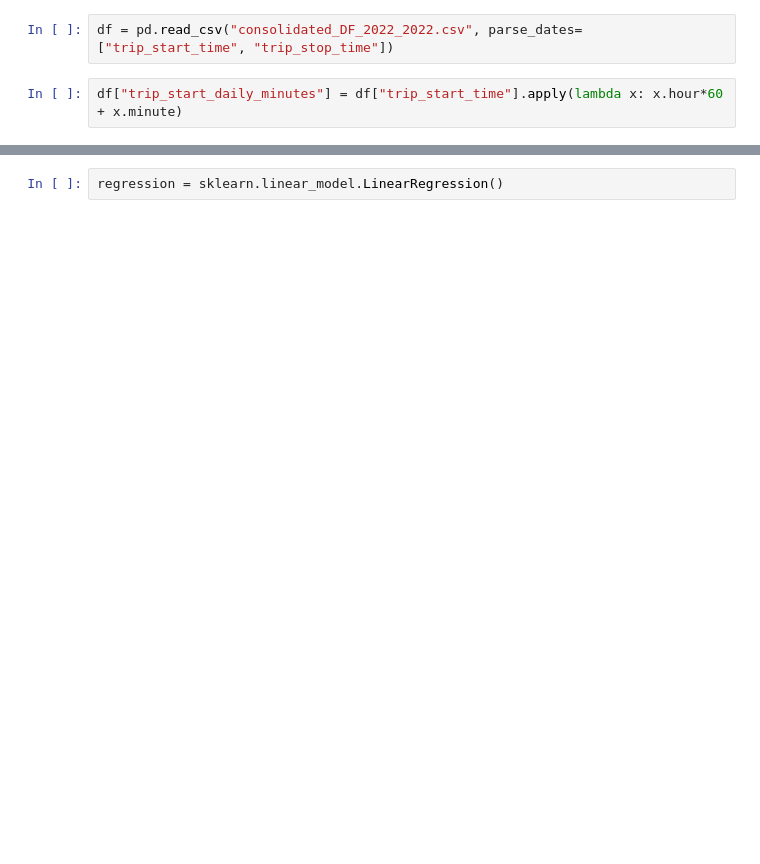
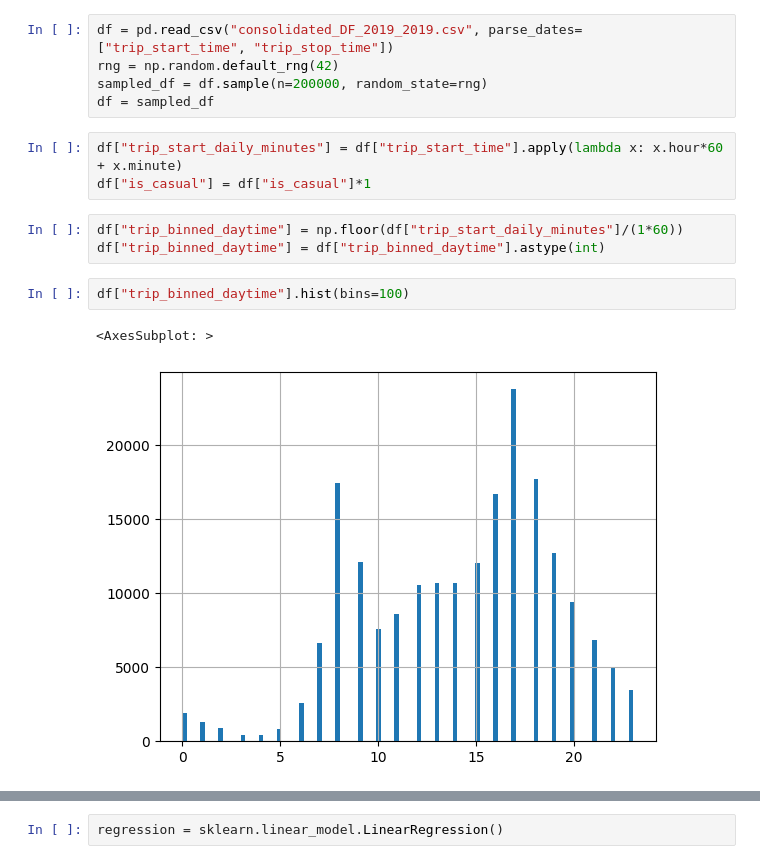
Before and after one commit to mschlund/bike_share, a Jupyter notebook: notebooks/data_analysis.ipynb, the cells around one changed output, grey strips where cells are left out. Drawn from its saved outputs; the diff is of its cells as text; blank space fills up the shorter version.

```diff
--- a/notebooks/data_analysis.ipynb
+++ b/notebooks/data_analysis.ipynb
@@ -17,4 +22,16 @@ pd.options.display.max_rows = 1000
 # %%
-df = pd.read_csv("consolidated_DF_2022_2022.csv", parse_dates=["trip_start_time", "trip_stop_time"])
+df = pd.read_csv("consolidated_DF_2019_2019.csv", parse_dates=["trip_start_time", "trip_stop_time"])
+rng = np.random.default_rng(42)
+sampled_df = df.sample(n=200000, random_state=rng)
+df = sampled_df
 # %%
 df["trip_start_daily_minutes"] = df["trip_start_time"].apply(lambda x: x.hour*60 + x.minute)
+df["is_casual"] = df["is_casual"]*1
+# %%
+df["trip_binned_daytime"] = np.floor(df["trip_start_daily_minutes"]/(1*60))
+df["trip_binned_daytime"] = df["trip_binned_daytime"].astype(int)
+# %%
+df["trip_binned_daytime"].hist(bins=100)
+# %% [output]
+<AxesSubplot: >
+[figure, added]
```
Also changed, not shown: parts of 15 cells of this notebook, 9 other files.
